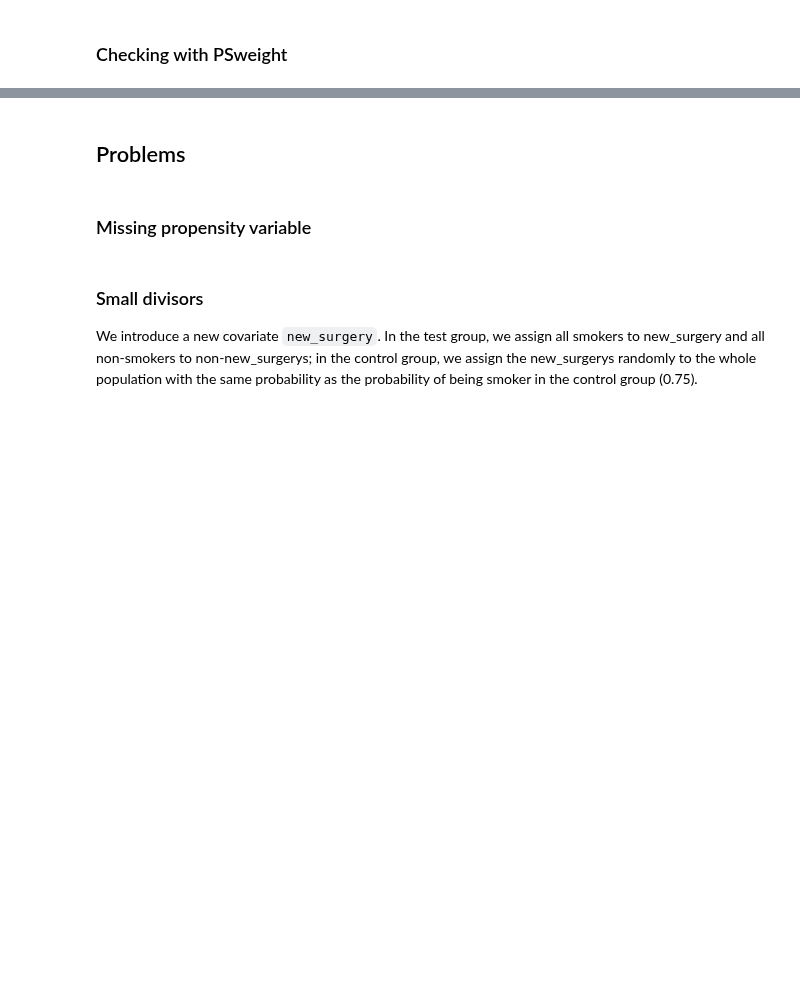
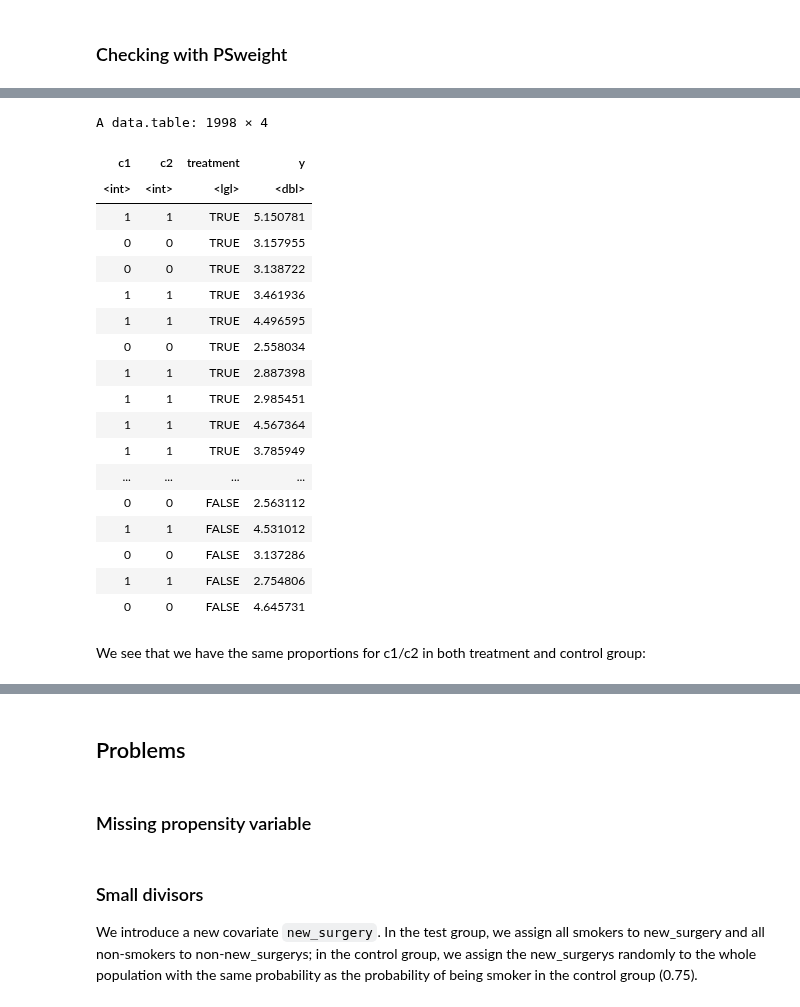
Before and after one commit to lsilvest/notes_and_stuff, a Jupyter notebook: propensity_weighting.ipynb, the cells around one changed output, grey strips where cells are left out. Cells and saved outputs as stored; diff of their text form; code cells hidden in the pictures; blank space fills up the shorter version.

```diff
--- a/propensity_weighting.ipynb
+++ b/propensity_weighting.ipynb
@@ -335,0 +305,55 @@ Contrast 1  0.27714   0.55019 -0.80121 1.3555   0.6145
+# %%
+N <- 1000                               # the number of obs in each group
+
+set.seed(0)
+## function to generate (T,T) and (F,F) pairs
+generate_tt_ff <- function(n) {
+    c1 <- rbinom(n, 1, 0.5)
+    data.table(c1, c2=c1)
+}
+
+## function to generate (T,F) and (F,T) pairs
+generate_tf_ft <- function(n) {
+    c1 <- rbinom(n, 1, 0.5)
+    data.table(c1, c2=!c1)
+}
+
+## the probability of having (T,T), (F,F) is 0.8 in the treatment group:
+p_tt_ff_treatment <- 0.8
+treatment <- rbind(generate_tt_ff(p_tt_ff_treatment * N),
+                   generate_tf_ft((1 - p_tt_ff_treatment) * N))
+## and 0.2 in the control group:
+control <- rbind(generate_tf_ft(p_tt_ff_treatment * N),
+                 generate_tt_ff((1 - p_tt_ff_treatment) * N))
+
+dt <- rbind(data.table(treatment, treatment=TRUE),
+            data.table(control, treatment=FALSE))
+
+## construct 'y' conditional on 'c1' and 'c2':
+y <- rnorm(nrow(dt), 2, 1)
+idx_tt_ff <- which(!xor(dt$c1, dt$c2))
+y[idx_tt_ff] <- rnorm(length(idx_tt_ff), 4, 1)
+dt$y <- y
+dt
+# %% [output]
+A data.table: 1998 × 4
+| c1 | c2 | treatment | y |
+| <int> | <int> | <lgl> | <dbl> |
+| 1 | 1 | TRUE | 5.150781 |
+| 0 | 0 | TRUE | 3.157955 |
+| 0 | 0 | TRUE | 3.138722 |
+| 1 | 1 | TRUE | 3.461936 |
+| 1 | 1 | TRUE | 4.496595 |
+| 0 | 0 | TRUE | 2.558034 |
+| 1 | 1 | TRUE | 2.887398 |
+| 1 | 1 | TRUE | 2.985451 |
+| 1 | 1 | TRUE | 4.567364 |
+| 1 | 1 | TRUE | 3.785949 |
+| ... | ... | ... | ... |
+| 0 | 0 | FALSE | 2.563112 |
+| 1 | 1 | FALSE | 4.531012 |
+| 0 | 0 | FALSE | 3.137286 |
+| 1 | 1 | FALSE | 2.754806 |
+| 0 | 0 | FALSE | 4.645731 |
+# %% [markdown]
+We see that we have the same proportions for c1/c2 in both treatment and control group:
```
Also changed, not shown: parts of 57 cells of this notebook.
